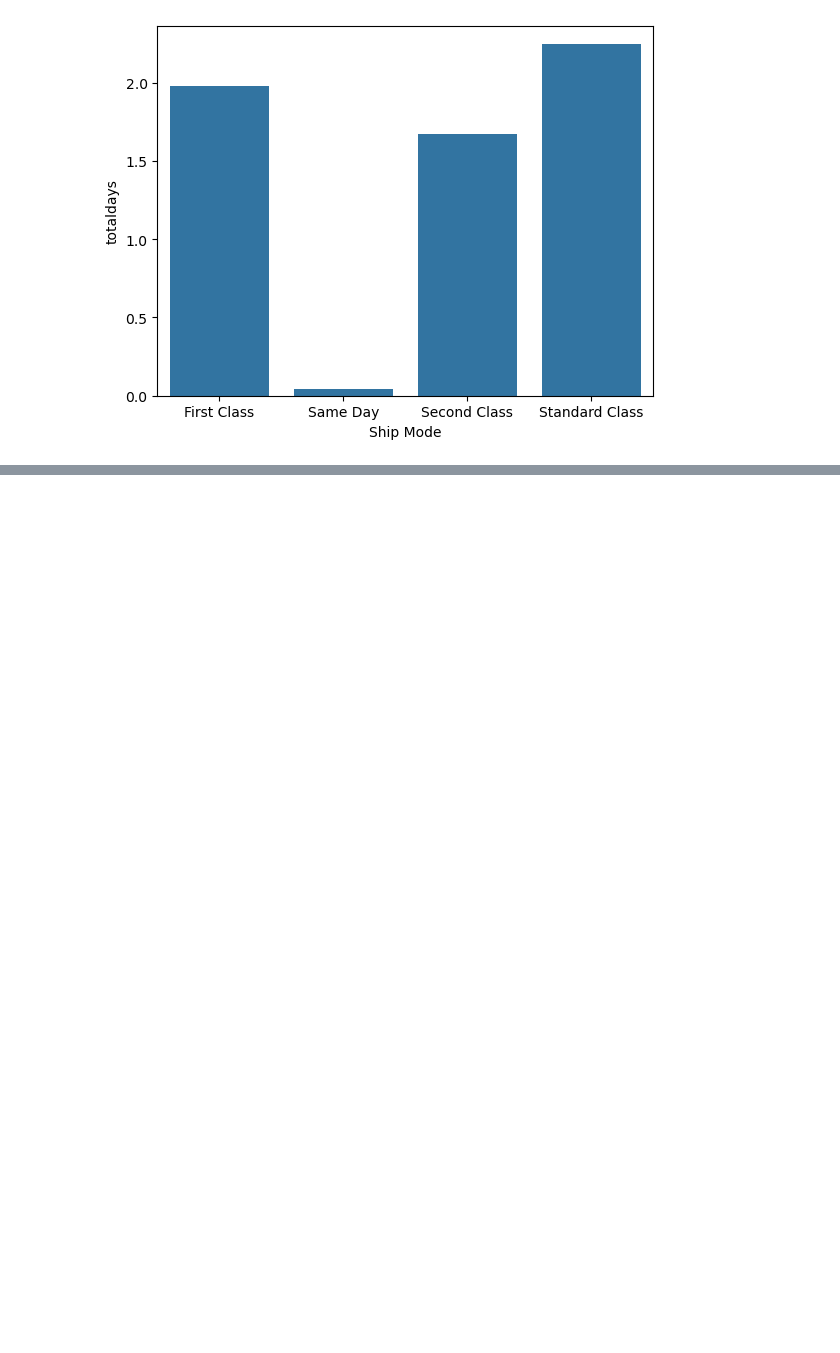
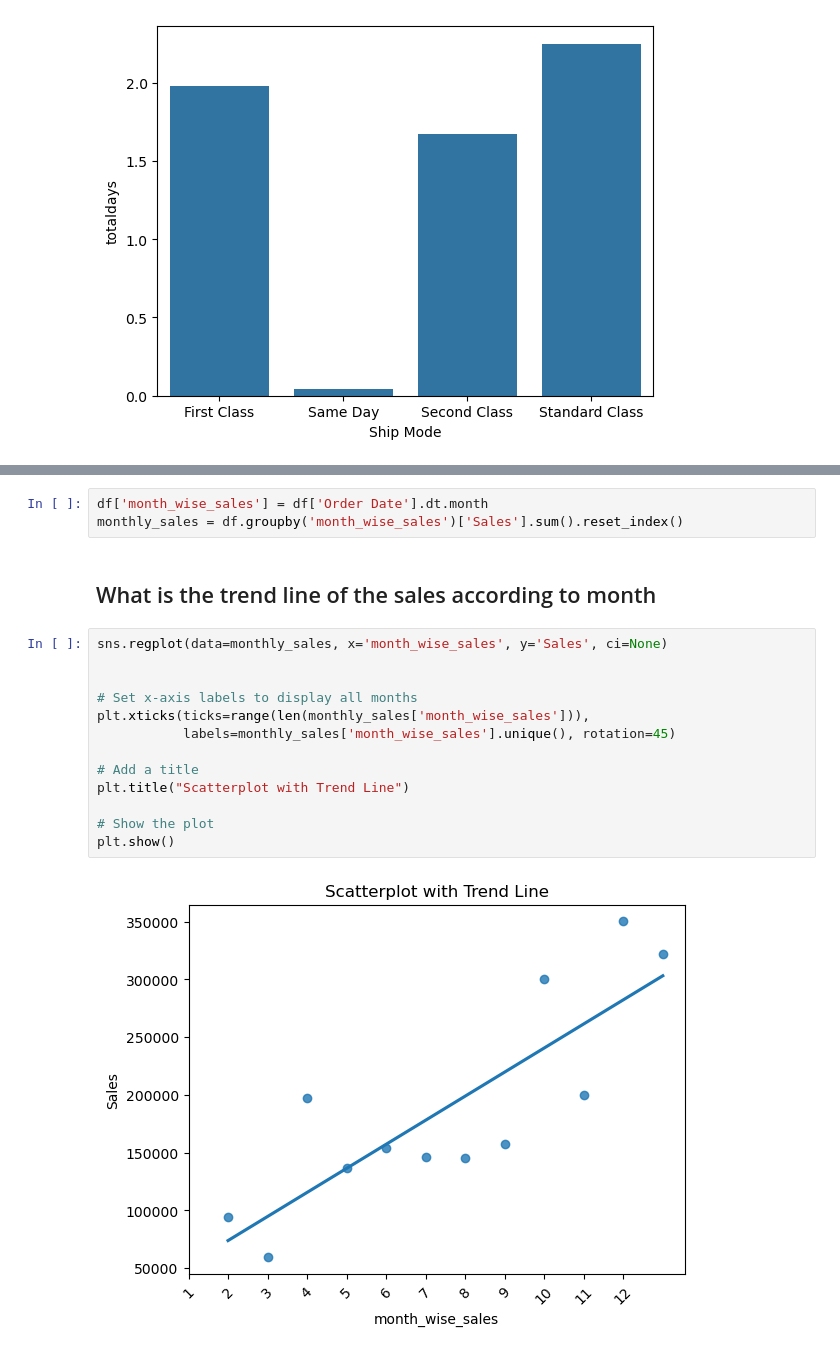
Before and after one commit to Acrsahil/salesdata, a Jupyter notebook: analysis.ipynb, the cells around one changed output, grey strips where cells are left out. Cells and saved outputs as stored; diff of their text form; blank space fills up the shorter version.

```diff
--- a/analysis.ipynb
+++ b/analysis.ipynb
@@ -398,0 +429,20 @@ sns.barplot(x = avgshipmode['Ship Mode'],y=avgshipmode['totaldays'])
+# %%
+df['month_wise_sales'] = df['Order Date'].dt.month
+monthly_sales = df.groupby('month_wise_sales')['Sales'].sum().reset_index()
+# %% [markdown]
+## What is the trend line of the sales according to month
+# %%
+sns.regplot(data=monthly_sales, x='month_wise_sales', y='Sales', ci=None)
+
+
+# Set x-axis labels to display all months
+plt.xticks(ticks=range(len(monthly_sales['month_wise_sales'])),
+           labels=monthly_sales['month_wise_sales'].unique(), rotation=45)
+
+# Add a title
+plt.title("Scatterplot with Trend Line")
+
+# Show the plot
+plt.show()
+# %% [output]
+[figure, added]
```
Also changed, not shown: parts of 8 cells of this notebook, 4 other files.
